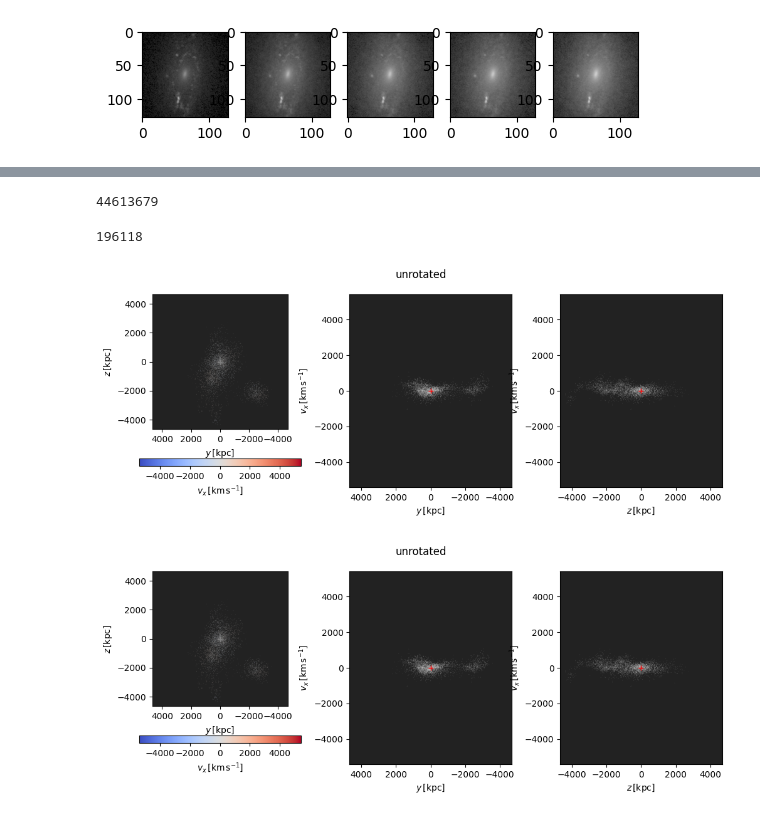
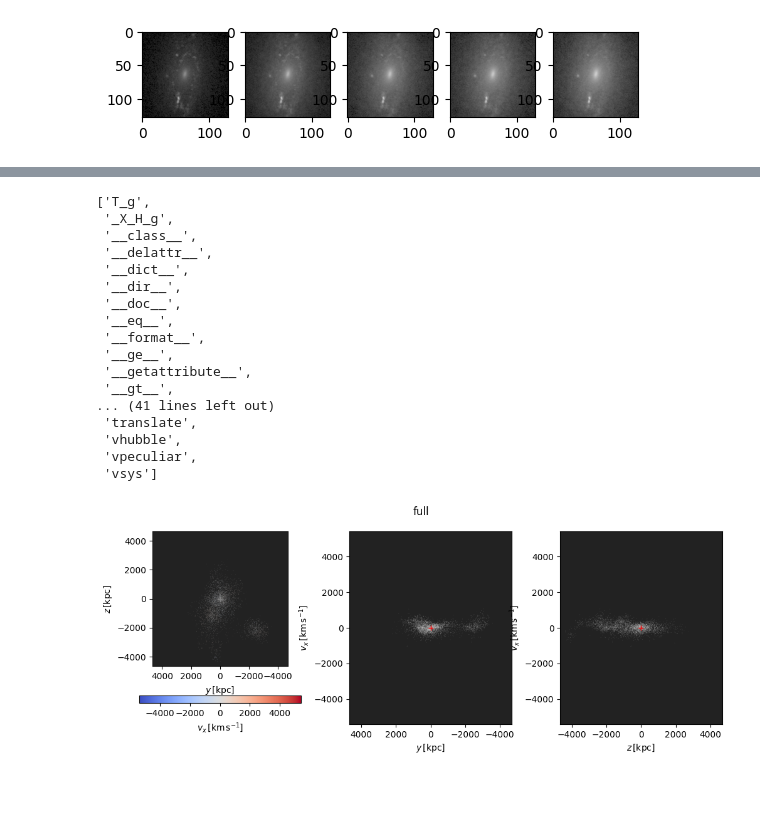
Before and after one commit to Martindelosrios/MaDaMe, a Jupyter notebook: codes/SKIRT.ipynb, the cells around one changed output, grey strips where cells are left out. Saved outputs shown, nothing was run; the diff lists cells and outputs as text; code cells hidden in the pictures; blank space fills up the shorter version.

```diff
--- a/codes/SKIRT.ipynb
+++ b/codes/SKIRT.ipynb
@@ -397,14 +426,26 @@ dir(source)
-# %%
-source.npart
-# %% [output]
-44613679
-# %%
-source0.npart
-# %% [output]
-196118
+# %%
+dir(source)
+# %% [output]
+['T_g',
+ '_X_H_g',
+ '__class__',
+ '__delattr__',
+ '__dict__',
+ '__dir__',
+ '__doc__',
+ '__eq__',
+ '__format__',
+ '__ge__',
+ '__getattribute__',
+ '__gt__',
+... (41 lines left out)
+ 'translate',
+ 'vhubble',
+ 'vpeculiar',
+ 'vsys']
 # %%
-source.preview(title="unrotated")
+source.preview(title="full")
+plt.show()
 # %% [output]
-[figure, old version]
+[figure, new version]
-[figure, removed]
 # %%
```
Also changed, not shown: parts of 44 cells of this notebook, 1 other file.
